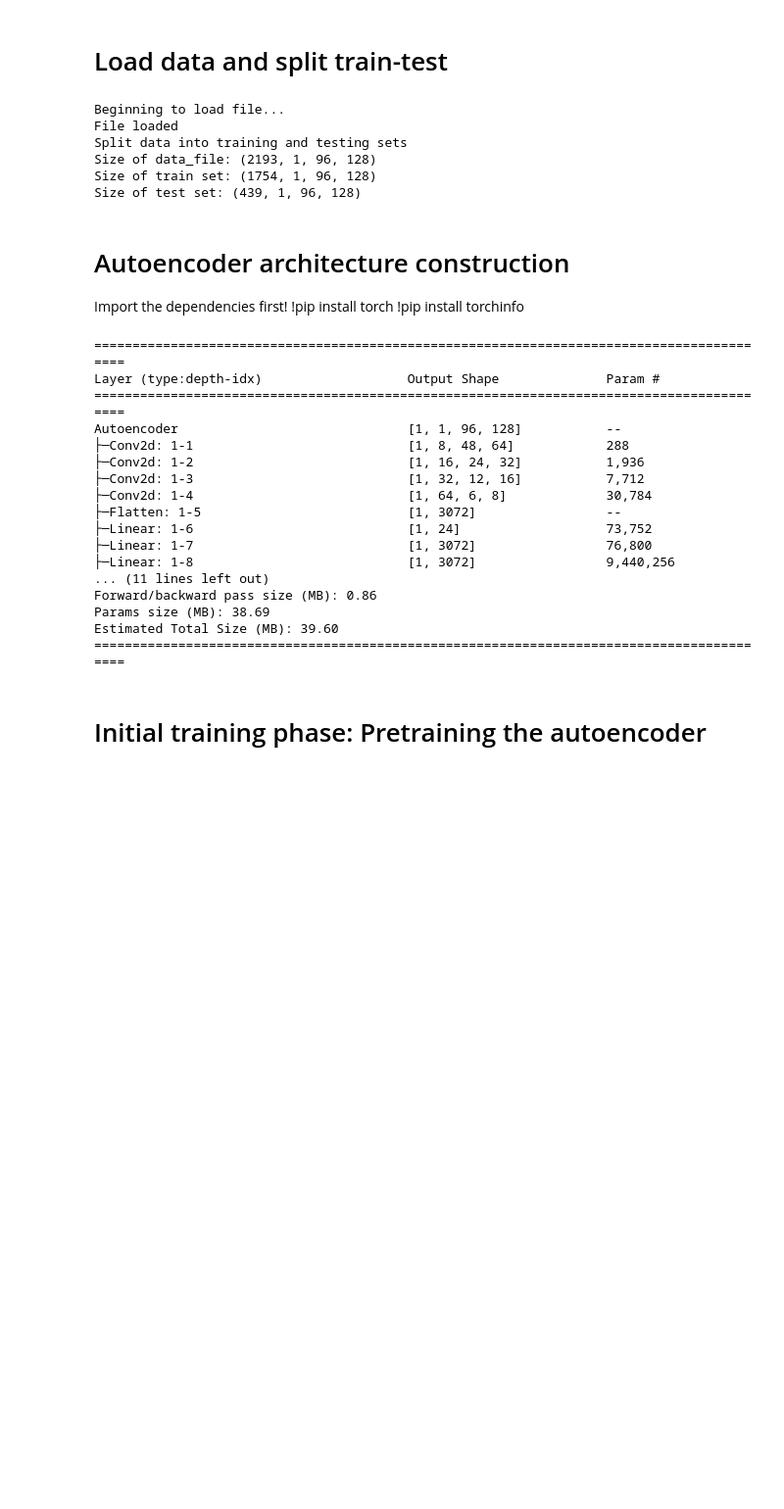
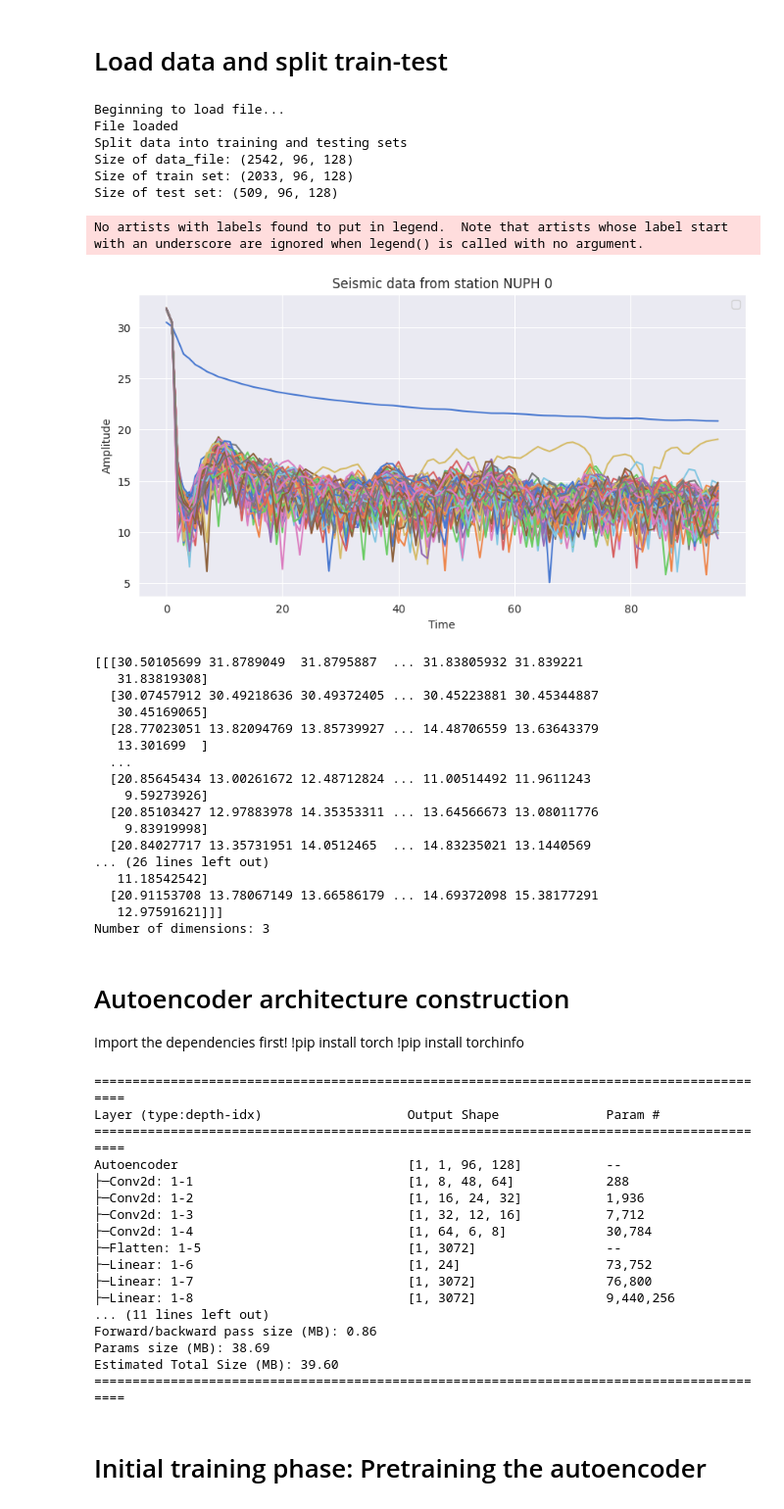
Before and after one commit to UW-MLGEO/MLGEO2024_Geldingadalir, a Jupyter notebook: notebooks/NUPH_analysis/ClusTremor_Pytorch.ipynb, the cells around one changed output. Shown at 98% size. Saved outputs shown, nothing was run; the diff lists cells and outputs as text; code cells hidden in the pictures; blank space fills up the shorter version.

```diff
--- a/notebooks/NUPH_analysis/ClusTremor_Pytorch.ipynb
+++ b/notebooks/NUPH_analysis/ClusTremor_Pytorch.ipynb
@@ -35,4 +35,6 @@ sns.set_palette('muted')
 
 sns.set_style('darkgrid')
 sns.set_palette('muted')
+
+INPUT_FILENAME_STATIC = 'Input_nuph.npy'
 # %% [output]
@@ -55,7 +57,7 @@ from torch.utils.data import DataLoader, TensorDataset
 print("Beginning to load file...")
 
 # Load the seismic data (adjust file path as needed)
-data_file = np.load("Input.npy", mmap_mode='r', allow_pickle=True)
+data_file = np.load(INPUT_FILENAME_STATIC, mmap_mode='r', allow_pickle=True)
 
 print("File loaded")
 
@@ -93,9 +95,46 @@ test_loader = DataLoader(test_dataset, batch_size=batch_size, shuffle=False)
 Beginning to load file...
 File loaded
 Split data into training and testing sets
-Size of data_file: (2193, 1, 96, 128)
-Size of train set: (1754, 1, 96, 128)
-Size of test set: (439, 1, 96, 128)
+Size of data_file: (2542, 96, 128)
+Size of train set: (2033, 96, 128)
+Size of test set: (509, 96, 128)
+# %%
+# display some of the data in Input.npy
+for i in range(1):
+    plt.figure(figsize=(10, 5))
+    plt.plot(data_file[i])
+    plt.title('Seismic data from station NUPH ' + str(i))
+    plt.xlabel('Time')
+    plt.ylabel('Amplitude')
+    # Assuming 'y' contains the labels for the data
+    plt.legend()
+    plt.show()
+
+# show the top 10 rows
+print(data_file[:3])
+
+# display number of dimensions of data_file
+print(f'Number of dimensions:', data_file.ndim)
+# %% [output]
+No artists with labels found to put in legend.  Note that artists whose label start with an underscore are ignored when legend() is called with no argument.
+[figure, added]
+[[[30.50105699 31.8789049  31.8795887  ... 31.83805932 31.839221
+   31.83819308]
+  [30.07457912 30.49218636 30.49372405 ... 30.45223881 30.45344887
+   30.45169065]
+  [28.77023051 13.82094769 13.85739927 ... 14.48706559 13.63643379
+   13.301699  ]
+  ...
+  [20.85645434 13.00261672 12.48712824 ... 11.00514492 11.9611243
+    9.59273926]
+  [20.85103427 12.97883978 14.35353311 ... 13.64566673 13.08011776
+    9.83919998]
+  [20.84027717 13.35731951 14.0512465  ... 14.83235021 13.1440569
+... (26 lines left out)
+   11.18542542]
+  [20.91153708 13.78067149 13.66586179 ... 14.69372098 15.38177291
+   12.97591621]]]
+Number of dimensions: 3
 # %% [markdown]
 # Autoencoder architecture construction
 
```
Also changed, not shown: parts of 7 cells of this notebook, 11 other files.
